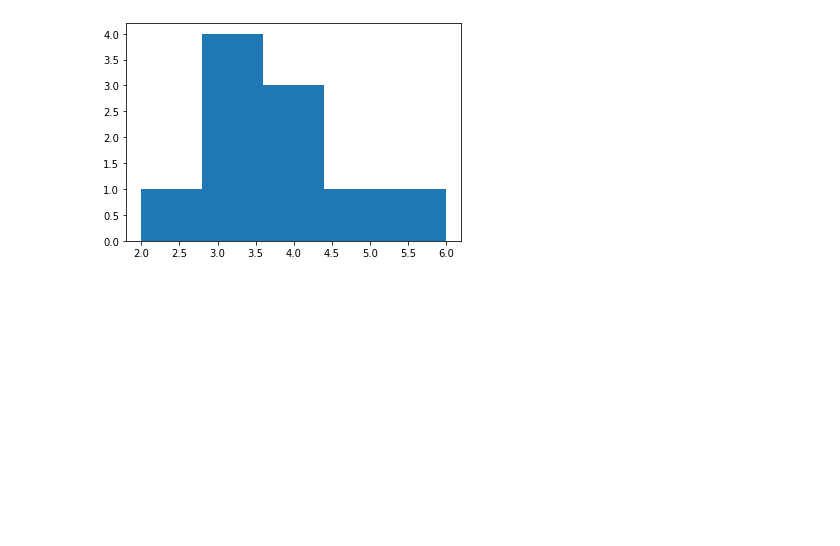
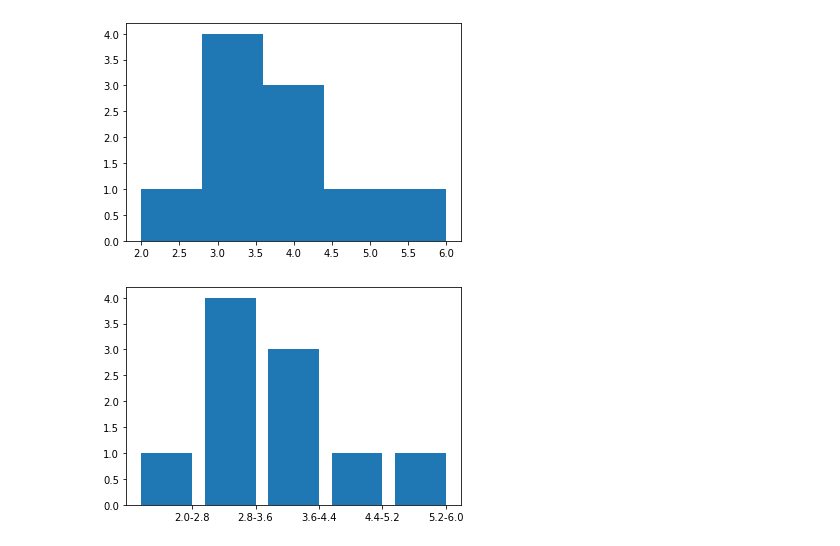
Before and after one commit to ngandn18/StatVisual, a Jupyter notebook: plots.ipynb, the cells around one changed output. Cells and saved outputs as stored; diff of their text form; code cells hidden in the pictures; blank space fills up the shorter version.

Commit message:
Test barchart-scatterplot
Test barchart-scatterplot

```diff
--- a/plots.ipynb
+++ b/plots.ipynb
@@ -19,3 +19,9 @@ plt.hist(data, bins=5)
 plt.show()
 # %% [output]
 [figure]
+# %%
+from plotting import *
+data = [3,4,2,4,3,5,3,6,4,3]
+histplot(data)
+# %% [output]
+[figure, added]
```
Also changed, not shown: parts of 3 cells of this notebook, 2 other files.
